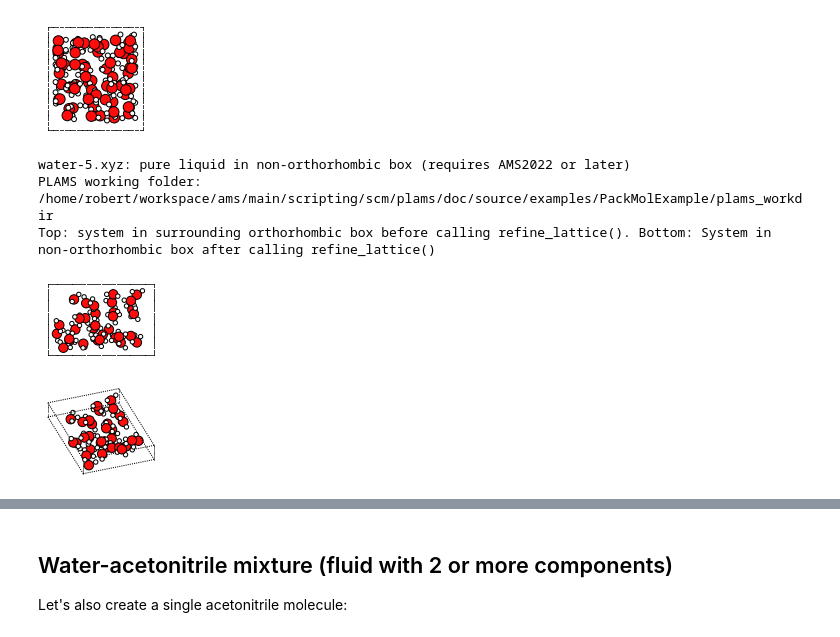
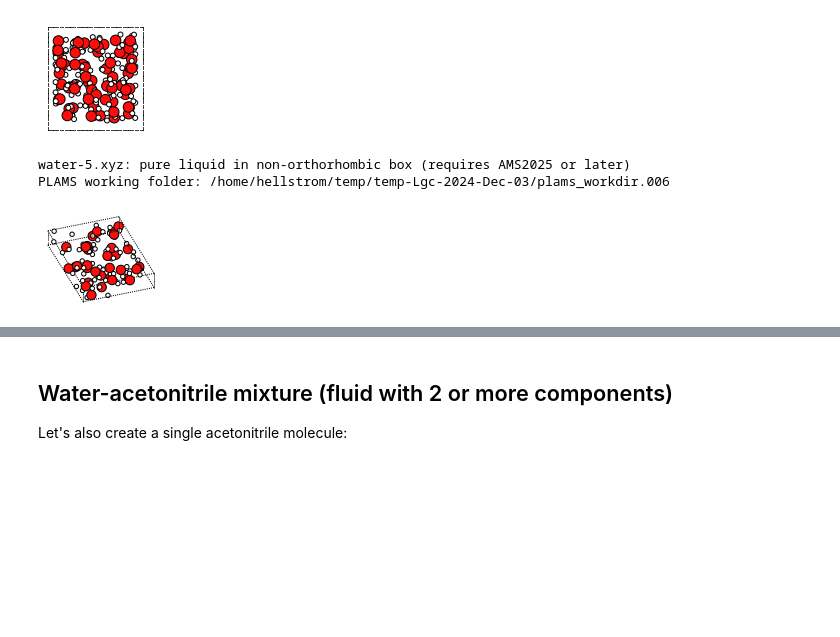
Before and after one commit to patrickmelix/PLAMS, a Jupyter notebook: doc/source/examples/PackMolExample/PackMol.ipynb, the cells around one changed output, grey strips where cells are left out. Cells and saved outputs as stored; diff of their text form; code cells hidden in the pictures; blank space fills up the shorter version.

Commit message:
add packmol_around structure to packmol interface SO103

```diff
--- a/doc/source/examples/PackMolExample/PackMol.ipynb
+++ b/doc/source/examples/PackMolExample/PackMol.ipynb
@@ -76,37 +70,23 @@ pure liquid with explicit number of molecules and box
 192 atoms, density = 0.877 g/cm^3, box = 12.000, 13.000, 14.000, formula = H128O64
 [figure]
 # %%
-print("water-5.xyz: pure liquid in non-orthorhombic box (requires AMS2022 or later)")
-# first place the molecules in a cuboid surrounding the desired lattice
-# then gradually change into the desired lattice using refine_lattice()
-# note that the molecules may become distorted by this procedure
-lattice = [[10.0, 2.0, -1.0], [-5.0, 8.0, 0.0], [0.0, -2.0, 11.0]]
-temp_out = packmol(
-    water,
-    n_molecules=32,
-    box_bounds=[
-        0,
-        0,
-        0,
-        max(lattice[i][0] for i in range(3)) - min(lattice[i][0] for i in range(3)),
-        max(lattice[i][1] for i in range(3)) - min(lattice[i][1] for i in range(3)),
-        max(lattice[i][2] for i in range(3)) - min(lattice[i][2] for i in range(3)),
-    ],
-)
-out = refine_lattice(temp_out, lattice=lattice)
-if out is not None:
-    out.write("water-5.xyz")
-    print(
-        "Top: system in surrounding orthorhombic box before calling refine_lattice(). Bottom: System in non-orthorhombic box after calling refine_lattice()"
-    )
-    show(temp_out)
-    show(out)
+print("water-5.xyz: pure liquid in non-orthorhombic box (requires AMS2025 or later)")
+# Non-orthorhombic boxes use UFF MD simulations behind the scenes
+# You can pack inside any lattice using the packmol_around function
+from scm.plams import init, Settings
+
+s = Settings()
+s.log.stdout = 0
+init(config_settings=s)
+box = Molecule()
+box.lattice = [[10.0, 2.0, -1.0], [-5.0, 8.0, 0.0], [0.0, -2.0, 11.0]]
+out = packmol_around(box, molecules=[water], n_molecules=[32])
+out.write("water-5.xyz")
+plot_molecule(out);
 # %% [output]
-water-5.xyz: pure liquid in non-orthorhombic box (requires AMS2022 or later)
-PLAMS working folder: /home/robert/workspace/ams/main/scripting/scm/plams/doc/source/examples/PackMolExample/plams_workdir
-Top: system in surrounding orthorhombic box before calling refine_lattice(). Bottom: System in non-orthorhombic box after calling refine_lattice()
+water-5.xyz: pure liquid in non-orthorhombic box (requires AMS2025 or later)
+PLAMS working folder: /home/hellstrom/temp/temp-Lgc-2024-Dec-03/plams_workdir.006
-[figure, old version]
+[figure, new version]
-[figure, removed]
 # %%
 print("Experimental feature (AMS2025): guess density for pure liquid")
 print("Note: This density is meant to be equilibrated with NPT MD. It can be very inaccurate!")
```
Also changed, not shown: parts of 30 cells of this notebook, 13 other files.
